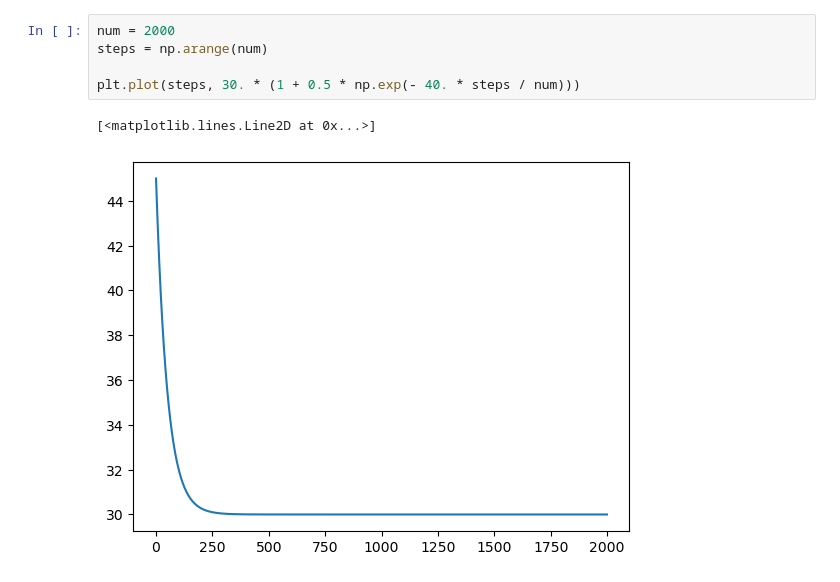
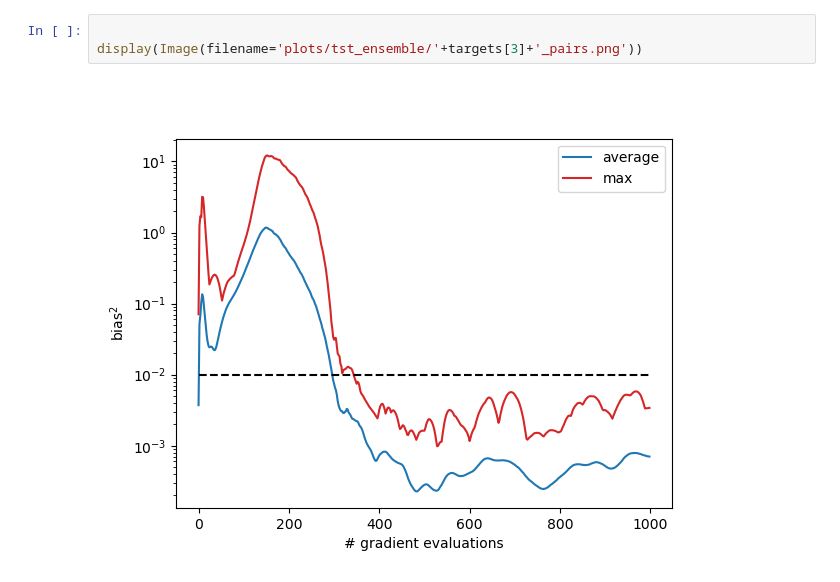
Before and after one commit to JakobRobnik/MicroCanonicalHMC, a Jupyter notebook: tst_ensemble.ipynb, the cells around one changed output. Cells and saved outputs as stored; diff of their text form.

Commit message:
checkpoint before using bias from pairs to set stepsize

```diff
--- a/tst_ensemble.ipynb
+++ b/tst_ensemble.ipynb
@@ -25,8 +17,5 @@ SV
-# %%
-num = 2000
-steps = np.arange(num)
-
-plt.plot(steps, 30. * (1 + 0.5 * np.exp(- 40. * steps / num)))
-# %% [output]
-[<matplotlib.lines.Line2D at 0x...>]
-[figure, removed]
+# %%
+
+display(Image(filename='plots/tst_ensemble/'+targets[3]+'_pairs.png'))
+# %% [output]
+[figure, added]
```
Also changed, not shown: parts of 1 cell of this notebook, 2 other files.
